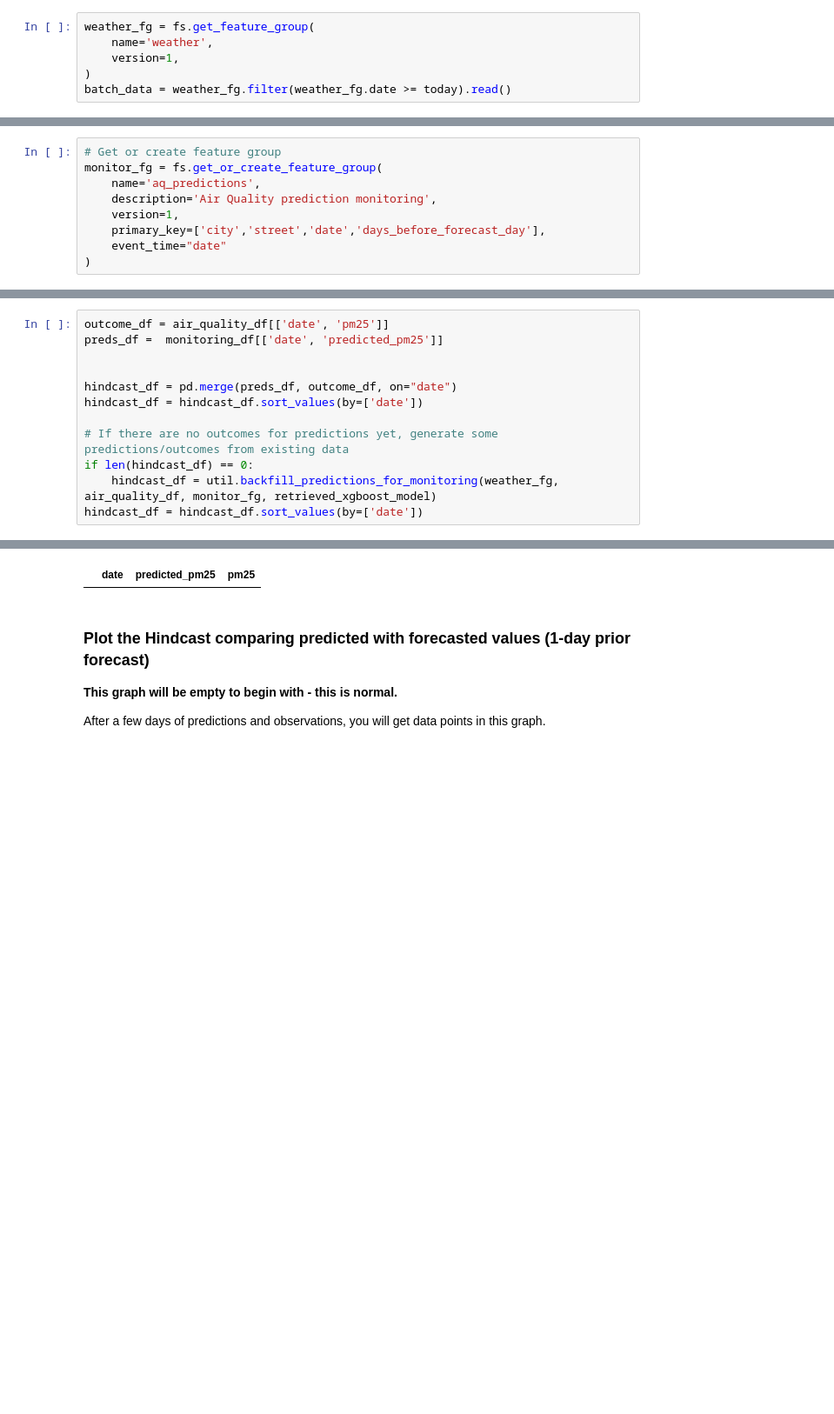
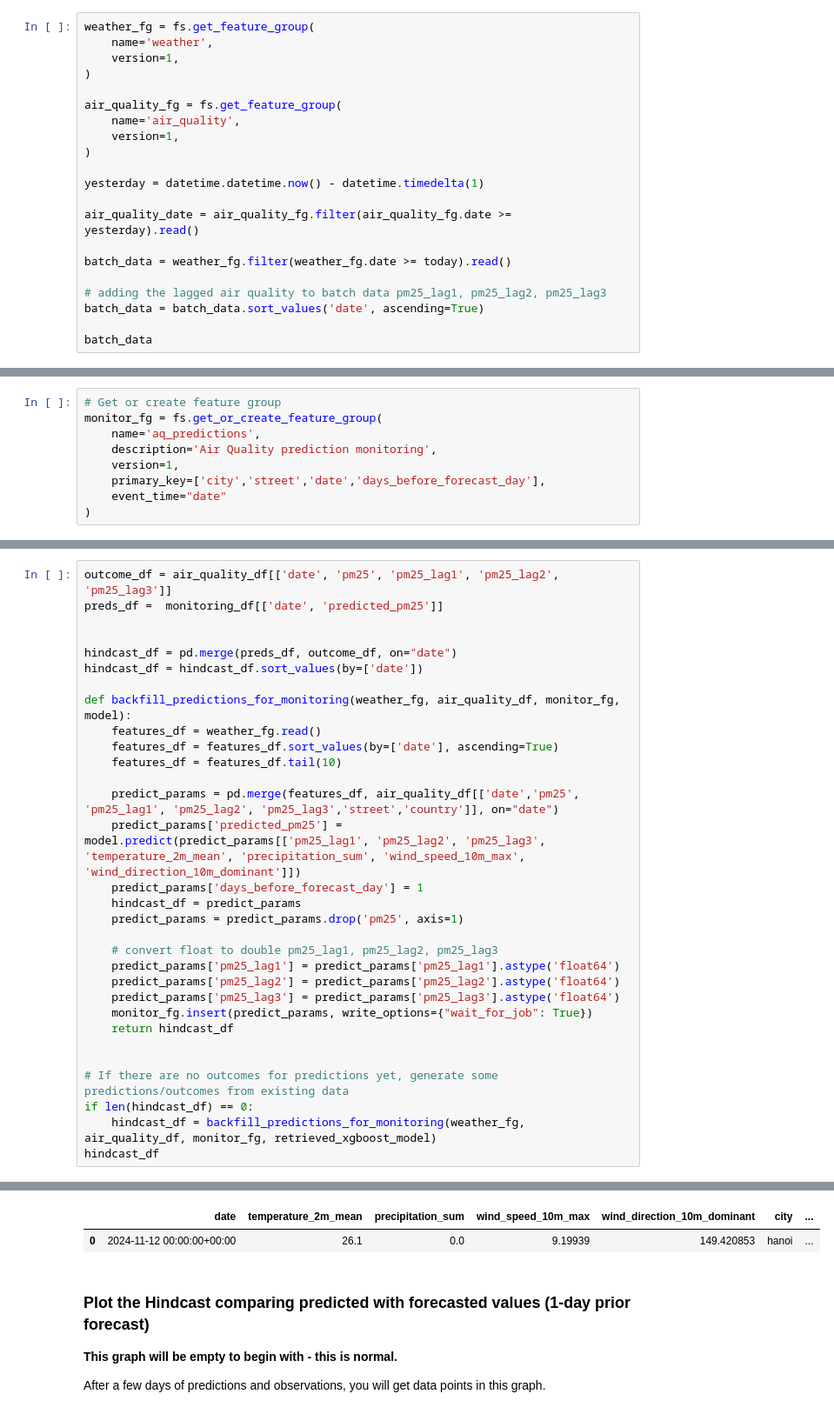
Before and after one commit to imminh123/air-quality-prediction-service, a Jupyter notebook: notebooks/ch03/4_air_quality_batch_inference.ipynb, the cells around one changed output, grey strips where cells are left out. Shown at 87% size. Cells and saved outputs as stored; diff of their text form; blank space fills up the shorter version.

```diff
--- a/notebooks/ch03/4_air_quality_batch_inference.ipynb
+++ b/notebooks/ch03/4_air_quality_batch_inference.ipynb
@@ -99,5 +99,20 @@ weather_fg = fs.get_feature_group(
     name='weather',
     version=1,
 )
+
+air_quality_fg = fs.get_feature_group(
+    name='air_quality',
+    version=1,
+)
+
+yesterday = datetime.datetime.now() - datetime.timedelta(1)
+
+air_quality_date = air_quality_fg.filter(air_quality_fg.date >= yesterday).read()
+
 batch_data = weather_fg.filter(weather_fg.date >= today).read()
+
+# adding the lagged air quality to batch data pm25_lag1, pm25_lag2, pm25_lag3
+batch_data = batch_data.sort_values('date', ascending=True)
+
+batch_data
 # %% [output]
@@ -240,13 +349,32 @@ Finished: Reading data from Hopsworks, using Hopsworks Feature Query Service (1.
 # %%
-outcome_df = air_quality_df[['date', 'pm25']]
+outcome_df = air_quality_df[['date', 'pm25', 'pm25_lag1', 'pm25_lag2', 'pm25_lag3']]
 preds_df =  monitoring_df[['date', 'predicted_pm25']]
 
 
 hindcast_df = pd.merge(preds_df, outcome_df, on="date")
 hindcast_df = hindcast_df.sort_values(by=['date'])
 
+def backfill_predictions_for_monitoring(weather_fg, air_quality_df, monitor_fg, model):
+    features_df = weather_fg.read()
+    features_df = features_df.sort_values(by=['date'], ascending=True)
+    features_df = features_df.tail(10)
+
+    predict_params = pd.merge(features_df, air_quality_df[['date','pm25', 'pm25_lag1', 'pm25_lag2', 'pm25_lag3','street','country']], on="date")
+    predict_params['predicted_pm25'] = model.predict(predict_params[['pm25_lag1', 'pm25_lag2', 'pm25_lag3', 'temperature_2m_mean', 'precipitation_sum', 'wind_speed_10m_max', 'wind_direction_10m_dominant']])
+    predict_params['days_before_forecast_day'] = 1
+    hindcast_df = predict_params
+    predict_params = predict_params.drop('pm25', axis=1)
+
+    # convert float to double pm25_lag1, pm25_lag2, pm25_lag3
+    predict_params['pm25_lag1'] = predict_params['pm25_lag1'].astype('float64')
+    predict_params['pm25_lag2'] = predict_params['pm25_lag2'].astype('float64')
+    predict_params['pm25_lag3'] = predict_params['pm25_lag3'].astype('float64')
+    monitor_fg.insert(predict_params, write_options={"wait_for_job": True})
+    return hindcast_df
+
+
 # If there are no outcomes for predictions yet, generate some predictions/outcomes from existing data
 if len(hindcast_df) == 0:
-    hindcast_df = util.backfill_predictions_for_monitoring(weather_fg, air_quality_df, monitor_fg, retrieved_xgboost_model)
-hindcast_df = hindcast_df.sort_values(by=['date'])
+    hindcast_df = backfill_predictions_for_monitoring(weather_fg, air_quality_df, monitor_fg, retrieved_xgboost_model)
+hindcast_df
 # %% [output]
@@ -253,4 +382,5 @@ hindcast_df = hindcast_df.sort_values(by=['date'])
-|  | date | predicted_pm25 | pm25 |
+|  | date | temperature_2m_mean | precipitation_sum | wind_speed_10m_max | wind_direction_10m_dominant | city | ... |
+| 0 | 2024-11-12 00:00:00+00:00 | 26.1 | 0.0 | 9.19939 | 149.420853 | hanoi | ... |
 # %% [markdown]
 ### Plot the Hindcast comparing predicted with forecasted values (1-day prior forecast)
 
```
Also changed, not shown: parts of 15 cells of this notebook, 16 other files.
